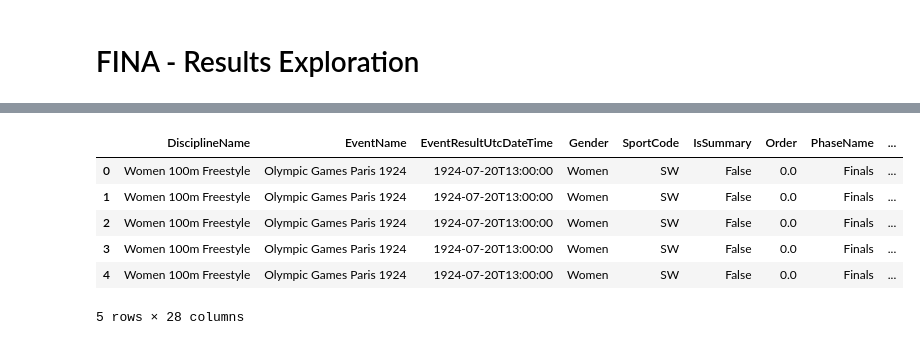
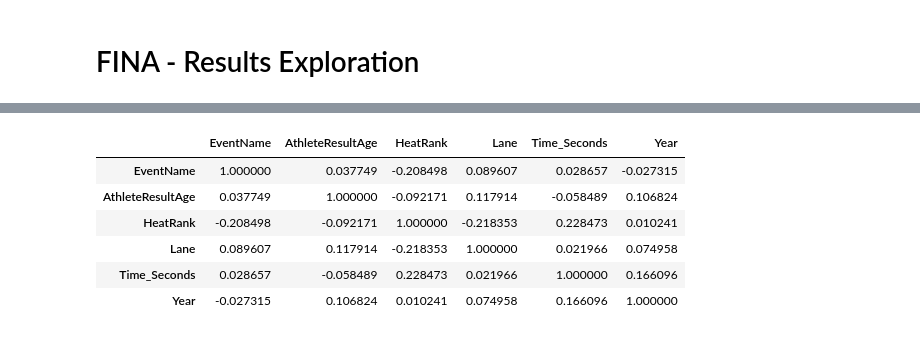
Before and after one commit to gbodra/fina-results, a Jupyter notebook: Results_Analysis.ipynb, the cells around one changed output, grey strips where cells are left out. Drawn from its saved outputs; the diff is of its cells as text; code cells hidden in the pictures.

```diff
--- a/Results_Analysis.ipynb
+++ b/Results_Analysis.ipynb
@@ -12,5 +23,6 @@ sns.set(rc={'figure.figsize':(13,10)})
 # %%
 %%time
 results_df = pd.read_parquet('./data/results.parquet')
-results_df.fillna(0, inplace=True)
+results_df['Year'] = pd.DatetimeIndex(pd.to_datetime(results_df.Date, infer_datetime_format=True)).year
+results_df.head()
 # %% [output]
@@ -63,2 +38,3 @@ print(to_seconds('2:10:53.00'))
-# %%
-results_df['Time_Seconds'] = results_df['Time'].progress_apply(lambda x: to_seconds(str(x)))
+# %%
+results_df = results_df.loc[ (results_df.DisciplineName == 'Men 200m Butterfly') & (results_df.IsSummary == False)]
+results_df.corr()
@@ -64,0 +51,8 @@ results_df['Time_Seconds'] = results_df['Time'].progress_apply(lambda x: to_seco
+# %%
+cols_to_keep = ['EventName', 'HeatRank', 'AthleteResultAge', 'Time_Seconds', 'Year', 'Lane']
+cols_remove = [col for col in results_df.columns if col not in cols_to_keep]
+results_df = results_df.drop(columns=cols_remove)
+results_df = encode_categories(results_df, ['EventName'])
+results_df.fillna(0, inplace=True)
+results_df.dropna(inplace=True)
+results_df
@@ -65,11 +73,11 @@ results_df['Time_Seconds'] = results_df['Time'].progress_apply(lambda x: to_seco
 # %%
-results_df.head()
+results_df.corr()
 # %% [output]
-|  | DisciplineName | EventName | EventResultUtcDateTime | Gender | SportCode | IsSummary | Order | PhaseName | ... |
-| 0 | Women 100m Freestyle | Olympic Games Paris 1924 | 1924-07-20T13:00:00 | Women | SW | False | 0.0 | Finals | ... |
-| 1 | Women 100m Freestyle | Olympic Games Paris 1924 | 1924-07-20T13:00:00 | Women | SW | False | 0.0 | Finals | ... |
-| 2 | Women 100m Freestyle | Olympic Games Paris 1924 | 1924-07-20T13:00:00 | Women | SW | False | 0.0 | Finals | ... |
-| 3 | Women 100m Freestyle | Olympic Games Paris 1924 | 1924-07-20T13:00:00 | Women | SW | False | 0.0 | Finals | ... |
-| 4 | Women 100m Freestyle | Olympic Games Paris 1924 | 1924-07-20T13:00:00 | Women | SW | False | 0.0 | Finals | ... |
+|  | EventName | AthleteResultAge | HeatRank | Lane | Time_Seconds | Year |
+| EventName | 1.000000 | 0.037749 | -0.208498 | 0.089607 | 0.028657 | -0.027315 |
+| AthleteResultAge | 0.037749 | 1.000000 | -0.092171 | 0.117914 | -0.058489 | 0.106824 |
+| HeatRank | -0.208498 | -0.092171 | 1.000000 | -0.218353 | 0.228473 | 0.010241 |
+| Lane | 0.089607 | 0.117914 | -0.218353 | 1.000000 | 0.021966 | 0.074958 |
+| Time_Seconds | 0.028657 | -0.058489 | 0.228473 | 0.021966 | 1.000000 | 0.166096 |
+| Year | -0.027315 | 0.106824 | 0.010241 | 0.074958 | 0.166096 | 1.000000 |
-5 rows × 28 columns
 # %%
```
Also changed, not shown: parts of 28 cells of this notebook, 4 other files.
